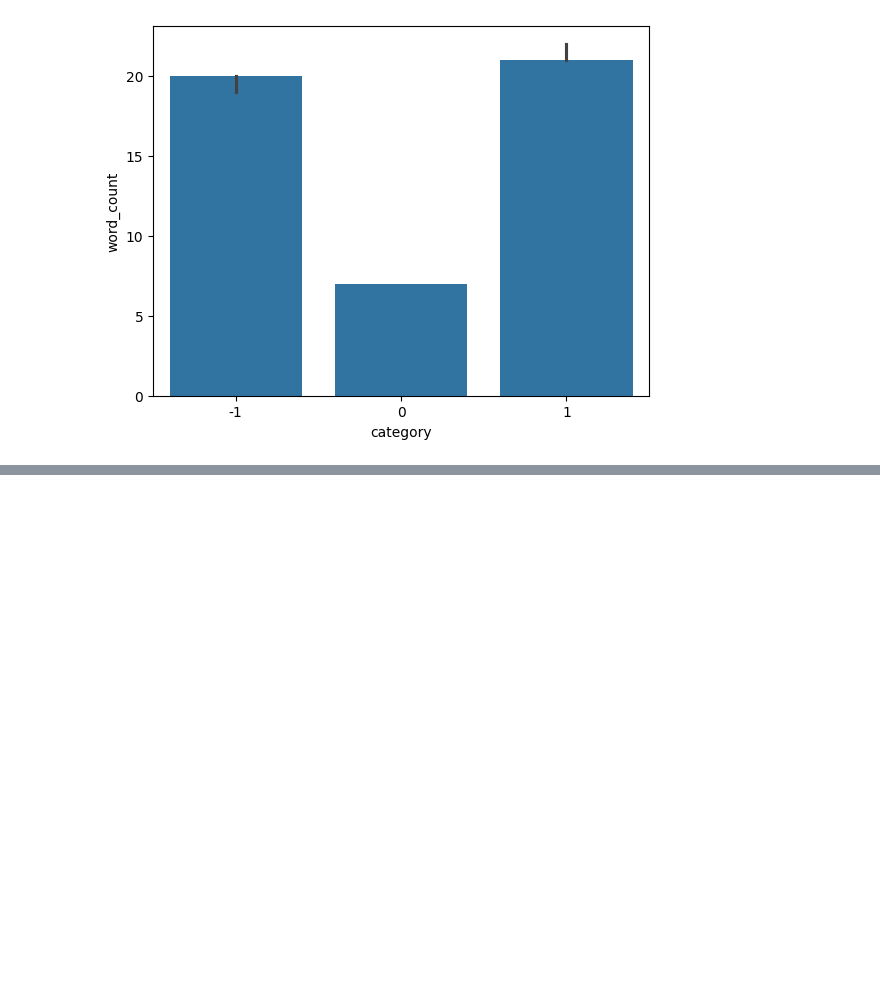
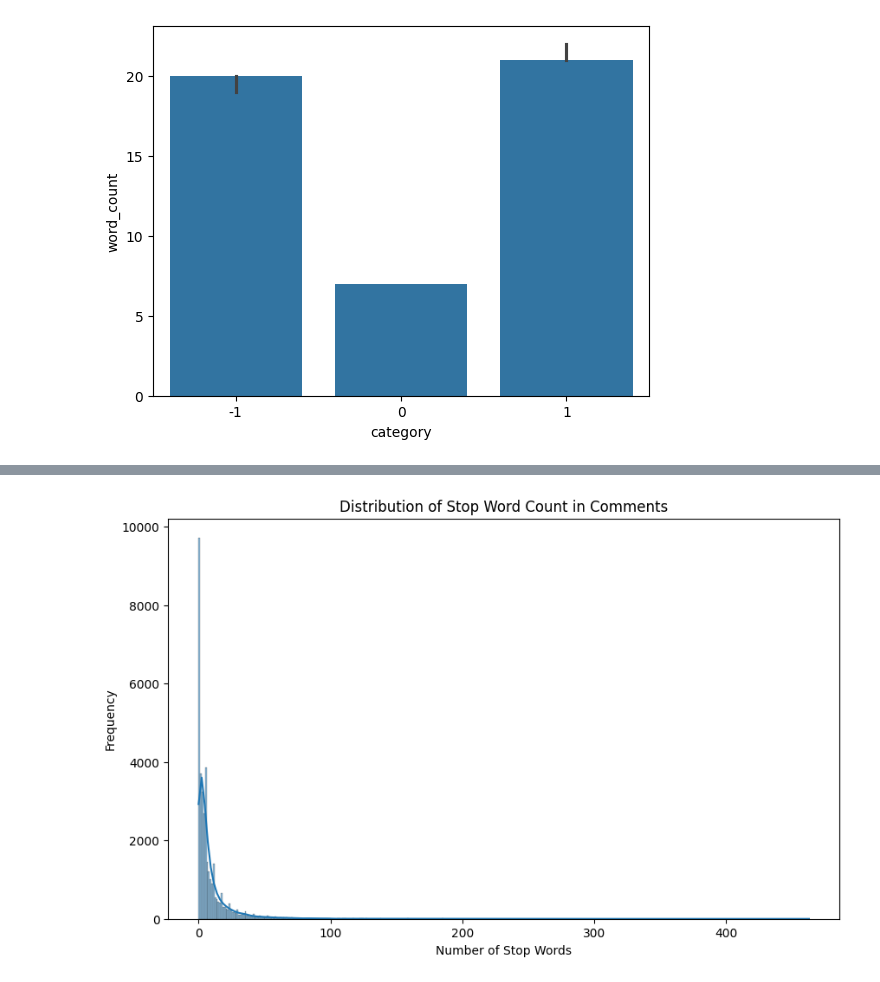
Before and after one commit to ethanvillalovoz/sentisync, a Jupyter notebook: notebooks/1_Preprocessing_&_EDA.ipynb, the cells around one changed output, grey strips where cells are left out. Cells and saved outputs as stored; diff of their text form; code cells hidden in the pictures; blank space fills up the shorter version.

```diff
--- a/notebooks/1_Preprocessing_&_EDA.ipynb
+++ b/notebooks/1_Preprocessing_&_EDA.ipynb
@@ -286,3 +286,15 @@ sns.barplot(df,x='category',y='word_count',estimator='median')
 # %% [output]
 <Axes: xlabel='category', ylabel='word_count'>
 [figure]
+# %%
+from nltk.corpus import stopwords
+
+# Download NLTK stopwords if not already downloaded
+import nltk
+nltk.download('stopwords')
+
+# Define the list of English stopwords
+stop_words = set(stopwords.words('english'))
+
+# Create a new column 'num_stop_words' by counting the number of stopwords in each comment
+df['num_stop_words'] = df['clean_comment'].apply(lambda x: len([word for word in x.split() if word in stop_words]))
@@ -288,0 +314,10 @@ sns.barplot(df,x='category',y='word_count',estimator='median')
+# %%
+# Create a distribution plot (displot) for the 'num_stop_words' column
+plt.figure(figsize=(10, 6))
+sns.histplot(df['num_stop_words'], kde=True)
+plt.title('Distribution of Stop Word Count in Comments')
+plt.xlabel('Number of Stop Words')
+plt.ylabel('Frequency')
+plt.show()
+# %% [output]
+[figure, added]
```
Also changed, not shown: parts of 13 cells of this notebook, 1 other file.
